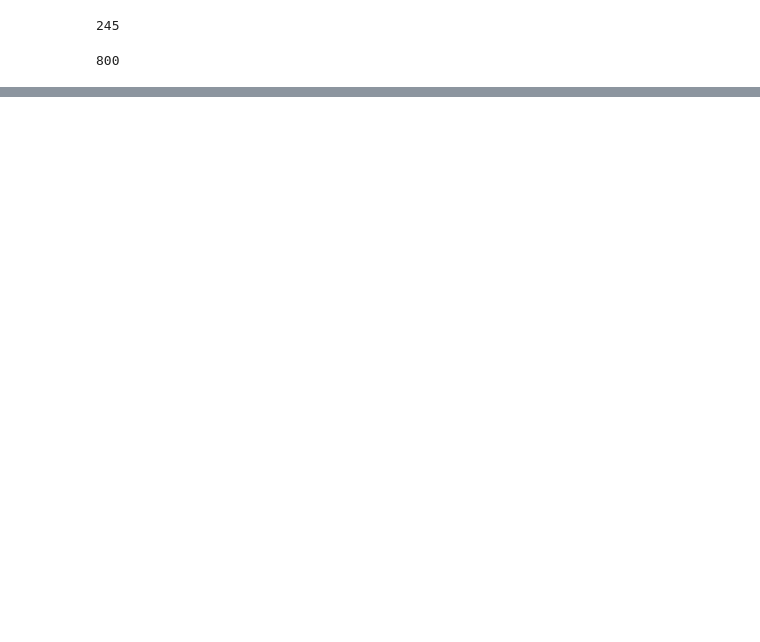
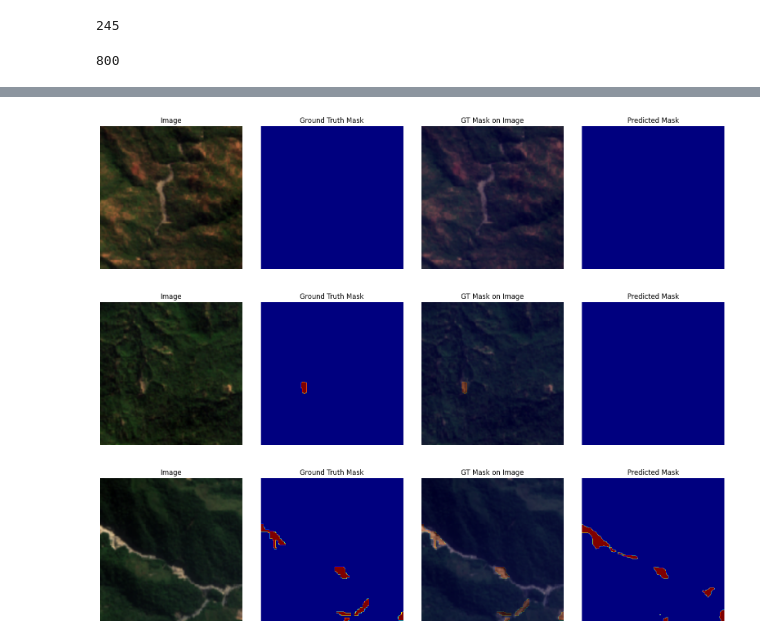
Before and after one commit to NASA-IMPACT/Prithvi-EO-2.0, a Jupyter notebook: examples/example_landslide4sense.ipynb, the cells around one changed output, grey strips where cells are left out. Drawn from its saved outputs; the diff is of its cells as text; code cells hidden in the pictures; blank space fills up the shorter version.

```diff
--- a/examples/example_landslide4sense.ipynb
+++ b/examples/example_landslide4sense.ipynb
@@ -182,7 +160,7 @@ logger = TensorBoardLogger(
 device = "cuda" if torch.cuda.is_available() else "cpu"
 
 # colab will kill the kernel after ~24 epochs, therefore stopping after two and pull the correct checkpoint after
-max_epochs = 2 if 'google.colab' in sys.modules else 50
+max_epochs = 1 if 'google.colab' in sys.modules else 50
 
 
 checkpoint_callback = ModelCheckpoint(
@@ -256,9 +234,6 @@ model = SemanticSegmentationTask(
     freeze_decoder=False,
     model_factory="EncoderDecoderFactory",
 )
-
-# Training
-trainer.fit(model, datamodule=data_module)
 # %% [output]
 INFO: Seed set to 0
 INFO:lightning.fabric.utilities.seed:Seed set to 0
@@ -312,0 +320,16 @@ INFO:lightning.pytorch.utilities.rank_zero:Restoring states from the checkpoint
+# %%
+checkpoint = torch.load("./landslide4sense.ckpt", map_location=torch.device("cuda"))
+
+state_dict = checkpoint["state_dict"]
+new_state_dict = {}
+for key, value in state_dict.items():
+    if key.startswith("encoder."):
+        new_key = f"model.{key}"
+    elif key.startswith("model."):
+        new_key = key.replace("model.", "")
+    else:
+        new_key = key
+    new_state_dict[new_key] = value
+
+model.load_state_dict(new_state_dict)
+model.eval()
@@ -313,20 +340,25 @@ INFO:lightning.pytorch.utilities.rank_zero:Restoring states from the checkpoint
 # %%
 # now we can use the model for predictions and ploting!
+datamodule.setup("test")
 test_dataset = data_module.test_dataset
 device = torch.device("cuda" if torch.cuda.is_available() else "cpu")
 test_loader = data_module.test_dataloader()
 model.to(device)
 with torch.no_grad():
     batch = next(iter(test_loader))
     images = batch["image"].to(device)
     masks = batch["mask"].to(device)
     other_keys = batch.keys() - {"image", "mask", "filename"}
     rest = {k: batch[k].to(device) for k in other_keys}
 
     outputs = model(images, **rest)
     preds = torch.argmax(outputs.output, dim=1).cpu().numpy()
 
 for i in range(5,8):
     sample = {key: batch[key][i] for key in batch}
     sample["prediction"] = preds[i]
     test_dataset.plot(sample)
+# %% [output]
+[figure, added]
+[figure, added]
+[figure, added]
```
Also changed, not shown: parts of 10 cells of this notebook.
